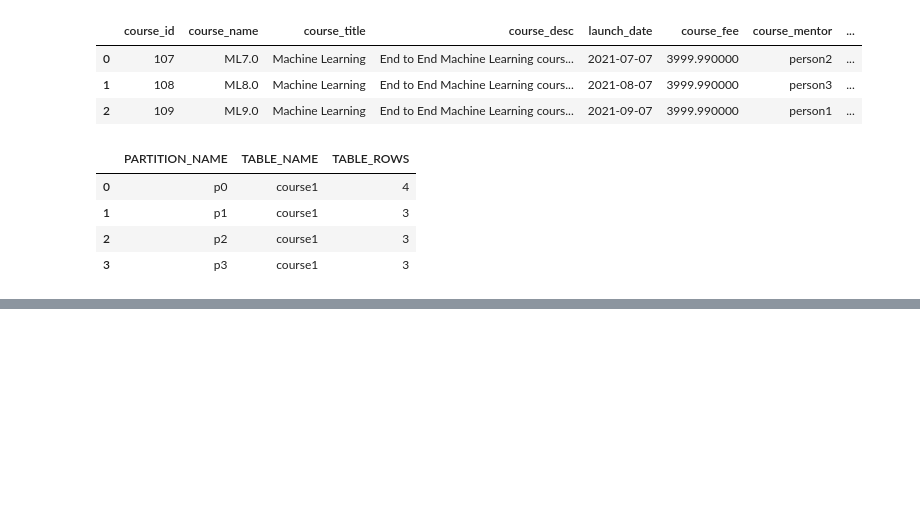
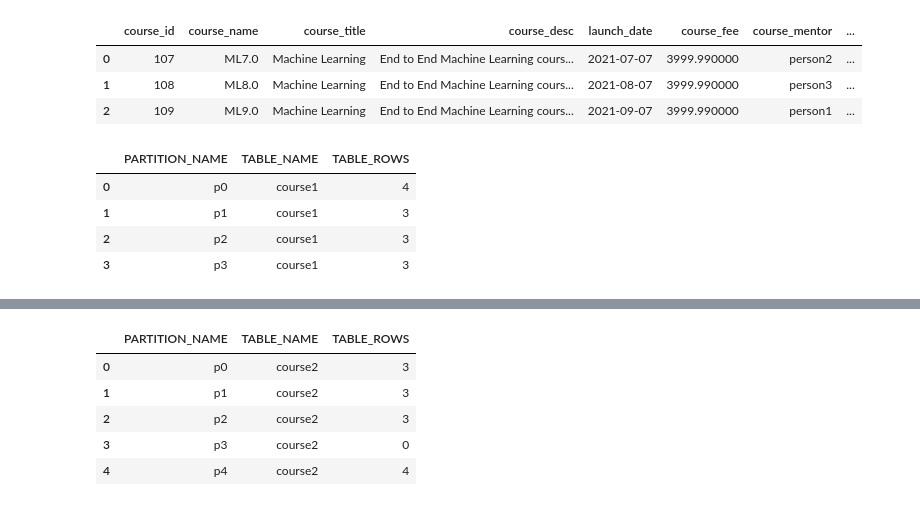
Before and after one commit to dev-hack95/SQL, a Jupyter notebook: SQL8.ipynb, the cells around one changed output, grey strips where cells are left out. Cells and saved outputs as stored; diff of their text form; code cells hidden in the pictures; blank space fills up the shorter version.

```diff
--- a/SQL8.ipynb
+++ b/SQL8.ipynb
@@ -303,0 +370,11 @@ select partition_name , table_name , table_rows from information_schema.partitio
+# %%
+data.query("""
+select partition_name, table_name, table_rows from information_schema.partitions where table_name = 'course2';
+""")
+# %% [output]
+|  | PARTITION_NAME | TABLE_NAME | TABLE_ROWS |
+| 0 | p0 | course2 | 3 |
+| 1 | p1 | course2 | 3 |
+| 2 | p2 | course2 | 3 |
+| 3 | p3 | course2 | 0 |
+| 4 | p4 | course2 | 4 |
```
Also changed, not shown: parts of 26 cells of this notebook.
